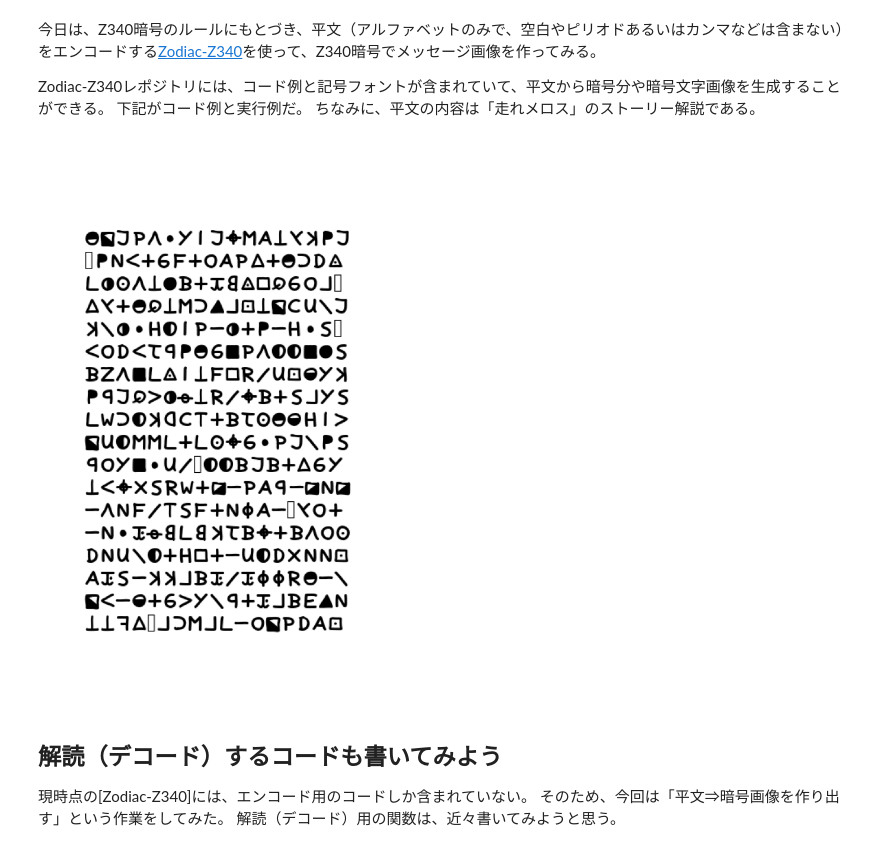
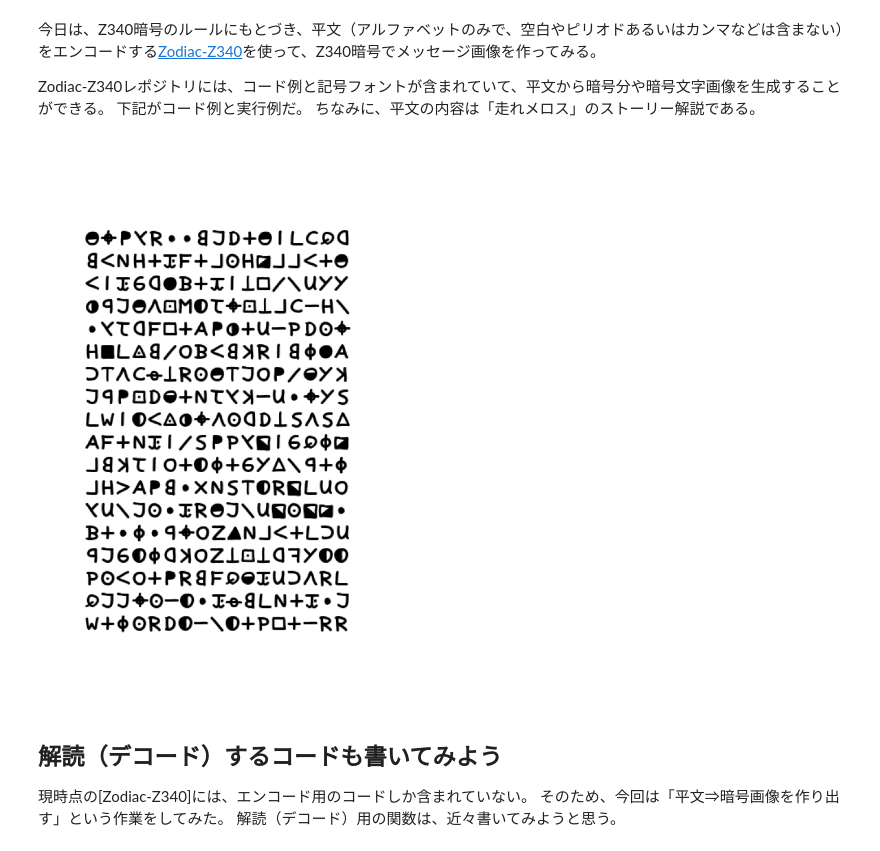
Before and after one commit to hirax/window_of_the_world, a Jupyter notebook: html/_sources/day_240525_code_zodiac.ipynb, the cells around one changed output. Saved outputs shown, nothing was run; the diff lists cells and outputs as text; code cells hidden in the pictures.

```diff
--- a/html/_sources/day_240525_code_zodiac.ipynb
+++ b/html/_sources/day_240525_code_zodiac.ipynb
@@ -117,30 +117,56 @@ def font_change(x):
 # %%
 my_text="Melos is a naive young shepherd with a sense of justice. He lives in a land ruled by Dionysius, a tyrant king who has killed many people, including his family members, due to his solitude and distrust of people. When Melos hears about the King's deeds, he is outraged, and he decides to assassinate the King. He sneaks into the castle with a knife but is caught and arrested. Although Melos defiantly owns up to his plan to kill the King, he pleads with the cynical tyrant to postpone his execution for three days so that he can return home to arrange his younger sister's marriage. As collateral for his pledge to return, Melos offers his friend Selinuntius as a hostage, who would be executed in his stead should Melos not return in time. The King agrees to Melos' conditions but threatens to kill him should he return moments too late. Melos insists that saving his own life is not his intention. Informed of the situation, Selinuntius readily agrees to the role that Melos assigned him without asking."
 inputs=my_text.replace(' ', '').replace('\'', '').replace(',', '').strip().upper()[:306]
+
+#print("\nBox 1 : ",end="")
+#print(inputs[:153],"\n")
+box1 = diagnol(inputs[:153])
+#for i in box1.split(";"):
+#        print(i)
+dcode1 = zodiac_cipher(box1)
+#print(dcode1)
+fontchange1 = font_change(dcode1)
+
+#print("\n\nBox 2 : ",end="")
+#print(inputs[153:],"\n")
+box2 = diagnol(inputs[153:])
+#for i in box2.split(";"):
+#	print(i)
+dcode2 = zodiac_cipher(box2)
+#print(dcode2)
+fontchange2 = font_change(dcode2)
+#print("\n[Full Dcode]\n")
+#print("Please Use it in here : https://www.dcode.fr/zodiac-killer-cipher\n")
+fulldcode = dcode1 + dcode2
+#print(fulldcode)
+#print("\n[Full Font Code]\n")
+#print("Please Use it in here : http://zodiackillerciphers.com/cipher-explorer/\n")
+fullfontcode = fontchange1+fontchange2
+#print(fullfontcode)
 
 import matplotlib.pyplot as plt
 
 # 暗号画像を生成する
 img = np.ones((1050-17*22,420,3),np.uint8)*255
 b,g,r,a = 0,0,0,0
 # フォントを読み込む
 fontpath = "/Library/Fonts/z340-z408.ttf"
 font = ImageFont.truetype(fontpath, 32)
 img_pil = Image.fromarray(img)
 draw = ImageDraw.Draw(img_pil)
 h=100 # 文字を描き始める最初の高さ
 for i in fullfontcode.split("\n"):
 	draw.text((50, h), i.strip(), font = font, fill = (b, g, r, a))
 	h += 28
 img = np.array(img_pil)
 
 fig=plt.figure(figsize=[12,12])
 plt.imshow(img)
 plt.axis('off')
 plt.show()
 #cv2.imwrite("zodiac.png", img)
 # %% [output]
-[figure, old version]
+[figure, new version]
 # %% [markdown]
 ## 解読（デコード）するコードも書いてみよう
 
```
Also changed, not shown: parts of 1 cell of this notebook, 7 other files.
